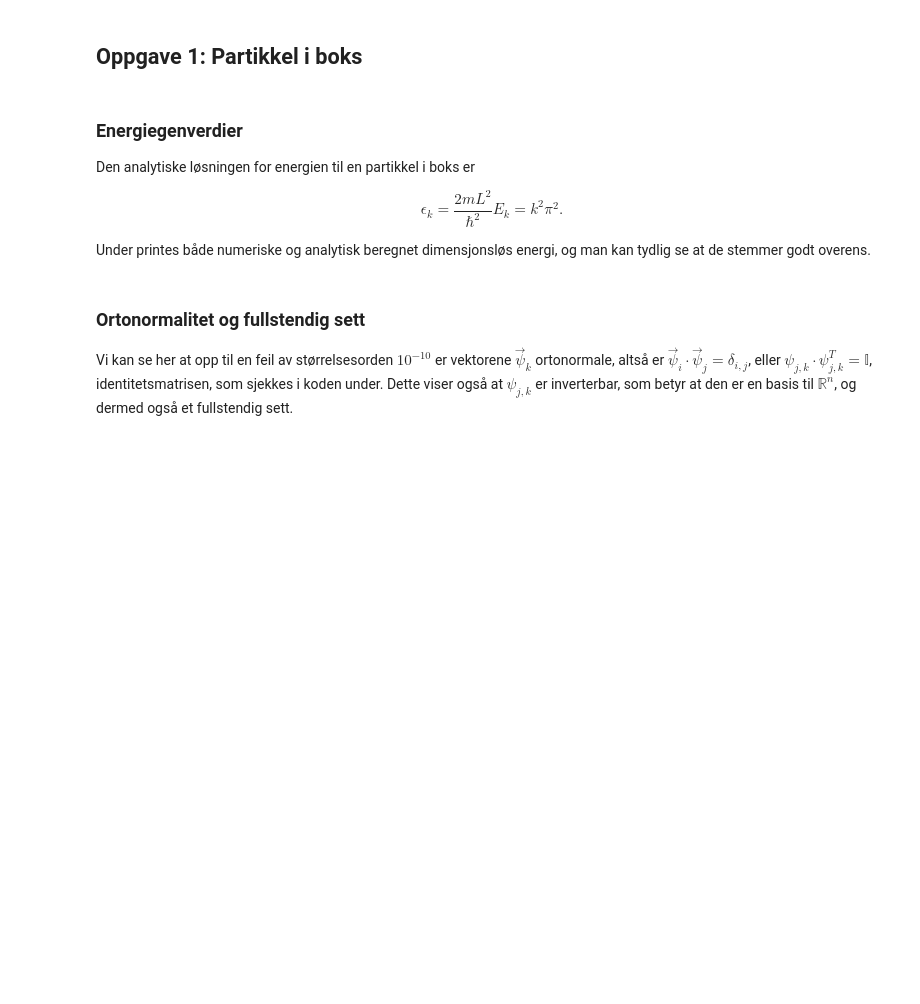
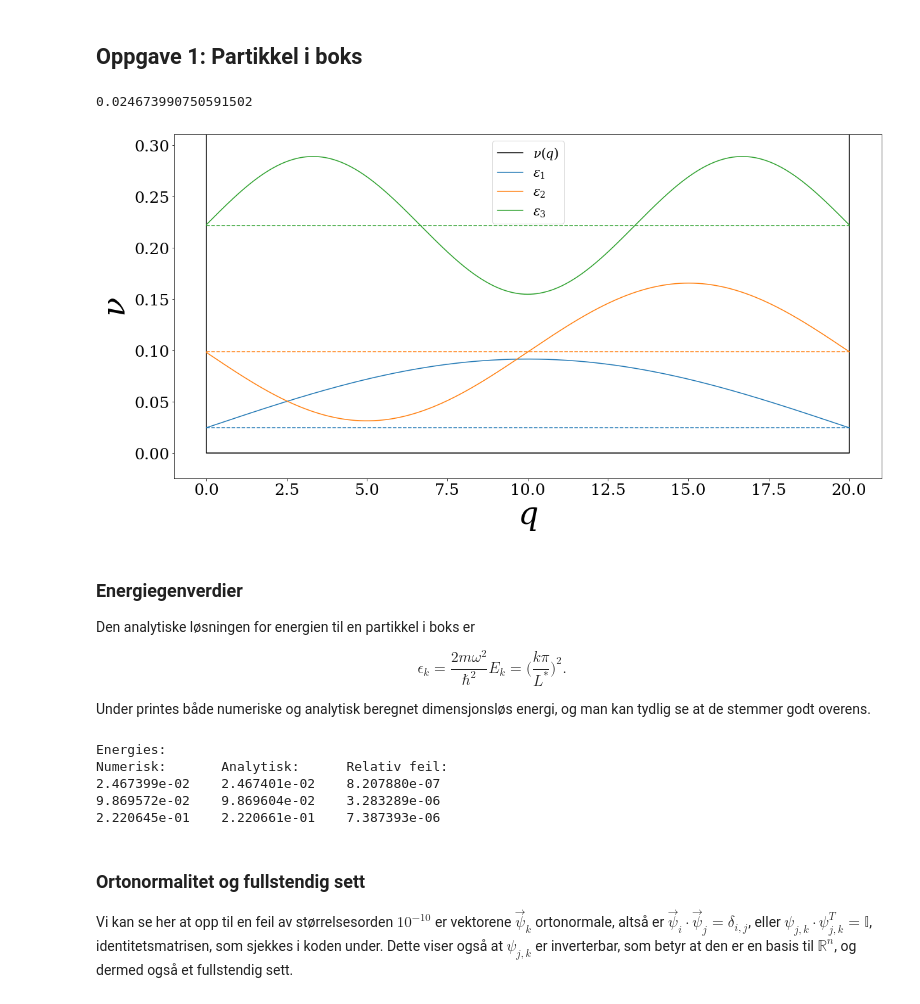
Before and after one commit to martkjoh/VitBer, a Jupyter notebook: VitBer - Prosjekt 2/VitBer øving 2.ipynb, the cells around one changed output. Cells and saved outputs as stored; diff of their text form; code cells hidden in the pictures; blank space fills up the shorter version.

Commit message:
Endre karikteris lengde fra L wil omega

```diff
--- a/VitBer - Prosjekt 2/VitBer øving 2.ipynb
+++ b/VitBer - Prosjekt 2/VitBer øving 2.ipynb
@@ -112,7 +114,7 @@ def makeChrystal(Nw, v0):
 # %% [markdown]
 Plotter potensialbrønnen, `l` energiegenverdier ($\epsilon_k$) og de tilhørende egenvektorene $\vec \psi_k$. Venstre y-akse angir verider for $\epsilon$, mens høyre gir verdier for potensialbrønnen $\nu$.
 # %%
-def plotEigenfunc(phi, V, x, l, eps, epsRange=(0, 0), legend=True):
+def plotEigenfunc(eps, psi, v, q, l,  epsRange=(0, 0), legend=True, showWave=True):
 
     font = {'family' : 'serif',
         'weight' : 'normal',
@@ -122,9 +124,9 @@ def plotEigenfunc(phi, V, x, l, eps, epsRange=(0, 0), legend=True):
 
     fig, ax1 = plt.subplots(1, 1, figsize=(20, 10))
 
-    inf = 1e10        # Alle vet at uendelig er ca 10 milliarder
-    V = np.concatenate(([inf], V, [inf]))
-    x = np.linspace(0, 1, len(V))
+    inf = 1e10  # Alle vet at uendelig er ca 10 milliarder
+    v = np.concatenate(([inf], v, [inf]))
+    q = np.concatenate(([0], q, [q[-1] * (1 + 1 / len(q))]))
 
     # Inneholder Line2D elementer som viser legend hvordan linja ser ut
     legendElement = [0] * (l + 1)
@@ -133,26 +135,22 @@ def plotEigenfunc(phi, V, x, l, eps, epsRange=(0, 0), legend=True):
     ax1.set_ylabel("$\epsilon $", fontsize=50)
     labels =  [0] * (l + 1)
     labels[0] = "$ \\nu (q)$"
-    ax2 = ax1.twinx()
-    legendElement[0], = ax2.plot(x, V, color="Black")
-    ax2.set_ylabel("$\\nu$", fontsize=50)
-    scalePhi = (eps[1] - eps[0]) / np.max(phi)
+    legendElement[0], = ax1.plot(q, v, color="Black")
+    ax1.set_ylabel("$\\nu$", fontsize=50)
+
+    scalePsi = 0
+    if showWave: scalePsi = (epsRange[1] - epsRange[0]) / (5 * np.max(psi))
 
     for i in range(l):
-        legendElement[1 + i], = ax1.plot(x[1: -1], phi[:, i] * scalePhi + eps[i] * np.ones_like(x[1: -1]))
-        ax1.plot(x, eps[i] * np.ones_like(x), "--",  color= legendElement[1 + i].get_color())
+        legendElement[1 + i], = ax1.plot(q[1: -1], psi[:, i] * scalePsi + eps[i] * np.ones_like(q[1: -1]))
+        ax1.plot(q, eps[i] * np.ones_like(q), "--",  color= legendElement[1 + i].get_color())
         labels[1 + i] = "$\epsilon_" + str(i + 1) + "$"
 
-    if np.max(V[1:-1]) == np.min(V[1:-1]):
-        ax1.set_ylim((epsRange[0] * 0.2, epsRange[1] * 1.2))
-        ax2.set_ylim((epsRange[0] * 0.2, epsRange[1] * 1.2))
-
-    else:
-        ax1.set_ylim(epsRange)
-        ax2.set_ylim(np.min(V[1:-1]) * 1.1, -np.min(V[1:-1]) * 1.1)
+    ax1.set_ylim(epsRange)
+    ax1.set_ylim(epsRange)
 
     if legend:
-        ax2.legend(legendElement[:][:l + 1], labels[:l + 1], fontsize=20)
+        ax1.legend(legendElement[:][:l + 1], labels[:l + 1], fontsize=20)
 
     plt.show()
 # %% [markdown]
@@ -166,23 +164,25 @@ def EeV(eps, L):
 # %% [markdown]
 ## Oppgave 1: Partikkel i boks
 # %%
-v01 = -2000
-
-eps1, phi1, v1, x1, L1 = makeChrystal(0, v01)
+eps1, psi1, v1, q1 = makeChrystal(0, 0)
 
 l1 = 3
-plotEigenfunc(phi1, v1, x1, l1, eps1, (- eps1[l1 - 1], eps1[l1 - 1]* 1.5))
+print(eps1[0])
+plotEigenfunc(eps1, psi1, v1, q1, l1, (-eps1[0], eps1[l1 - 1] * 1.4))
+# %% [output]
+0.024673990750591502
+[figure, added]
 # %% [markdown]
 ### Energiegenverdier
 
 Den analytiske løsningen for energien til en partikkel i boks er
 
-$$ \epsilon_k = \frac{2mL^2}{\hbar^2} E_k = k^2 \pi^2. $$
+$$ \epsilon_k = \frac{2m\omega^2}{\hbar^2} E_k = \Big(\frac{k \pi}{L^*}\Big)^2. $$
 
 Under printes både numeriske og analytisk beregnet dimensjonsløs energi, og man kan tydlig se at de stemmer godt overens.
 # %%
-def epsExact(k):
-    return (k * np.pi)**2
+def epsExact(k, LStar):
+    return (k * np.pi / LStar)**2
 
 precision = 6
 tableWidth = 15
@@ -192,8 +192,14 @@ print("Numerisk:".ljust(tableWidth), "Analytisk:".ljust(tableWidth), "Relativ fe
 
 for i in range(l1):
     print(("{:.{prec}e}").format(eps1[i], prec=precision).ljust(tableWidth),\
-          ("{:.{prec}e}").format(epsExact(i + 1), prec=precision).ljust(tableWidth),\
-          ("{:.{prec}e}").format((epsExact(i + 1) - eps1[i]) / epsExact(i + 1), prec=precision).ljust(tableWidth))
+          ("{:.{prec}e}").format(epsExact(i + 1, q1[-1]), prec=precision).ljust(tableWidth),\
+          ("{:.{prec}e}").format((epsExact(i + 1, q1[-1]) - eps1[i]) / epsExact(i + 1, q1[-1]), prec=precision).ljust(tableWidth))
+# %% [output]
+Energies:
+Numerisk:       Analytisk:      Relativ feil:
+2.467399e-02    2.467401e-02    8.207880e-07
+9.869572e-02    9.869604e-02    3.283289e-06
+2.220645e-01    2.220661e-01    7.387393e-06
 # %% [markdown]
 ### Ortonormalitet og fullstendig sett
 
```
Also changed, not shown: parts of 13 cells of this notebook, 1 other file.
